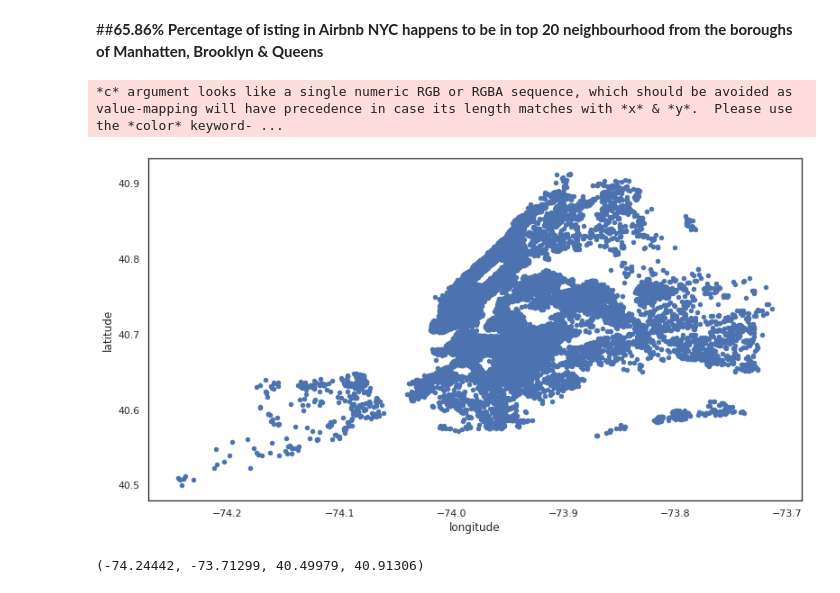
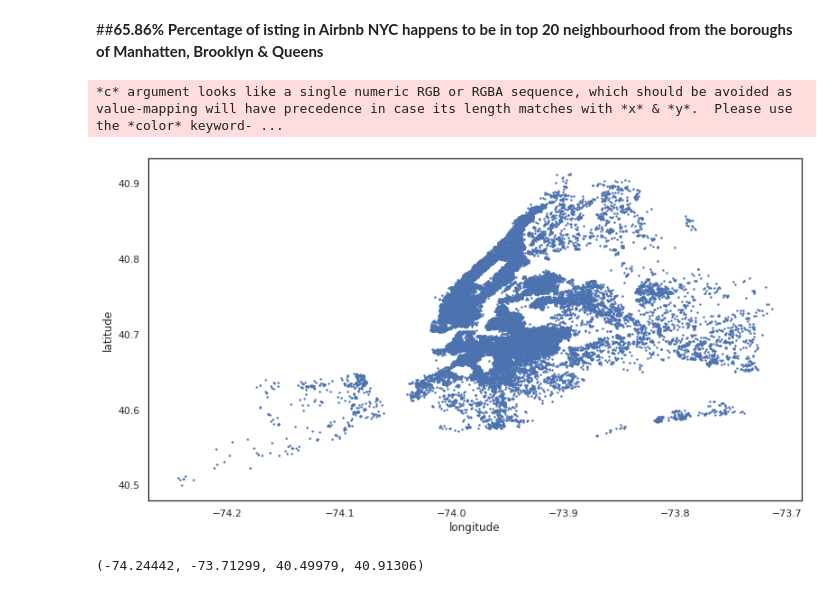
Before and after one commit to Ayaj-Ahmed/CAPSTONE-EDA, a Jupyter notebook: Airbnb_Bookings_EDA_Capstone_Project.ipynb, the cells around one changed output. Cells and saved outputs as stored; diff of their text form; code cells hidden in the pictures.

```diff
--- a/Airbnb_Bookings_EDA_Capstone_Project.ipynb
+++ b/Airbnb_Bookings_EDA_Capstone_Project.ipynb
@@ -266,11 +257,11 @@ print(f'{b/a*100}%')
 # %% [markdown]
 ##<b>65.86% Percentage of isting in Airbnb NYC happens to be in top 20 neighbourhood from the boroughs of Manhatten, Brooklyn & Queens </b>
 # %%
-
-viz_3 =airbnb.plot(kind='scatter', x='longitude', y='latitude', figsize=(13,7),alpha=1)
+#visualising the listing across NYC using scatterplot matplotlib.pyplt
+viz_3 =airbnb.plot(kind='scatter', x='longitude', y='latitude', figsize=(13,7),alpha=1,s=2)
 # %% [output]
 *c* argument looks like a single numeric RGB or RGBA sequence, which should be avoided as value-mapping will have precedence in case its length matches with *x* & *y*.  Please use the *color* keyword- ...
-[figure, old version]
+[figure, new version]
 # %%
 #Map ranges for plotting the scatter of hosting in the Map of NYC based on latitudinal and longitudanl range of the Data
 min_longitude=airbnb["longitude"].min()
```
Also changed, not shown: parts of 22 cells of this notebook.
